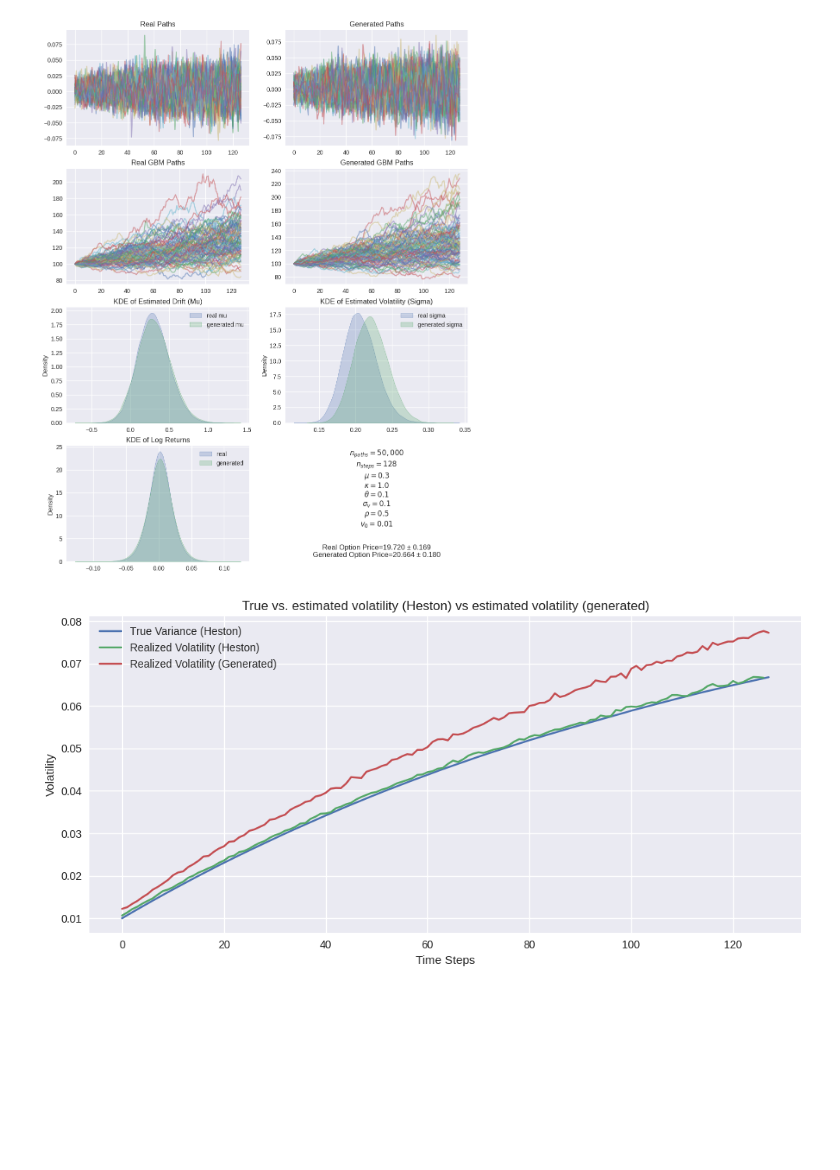
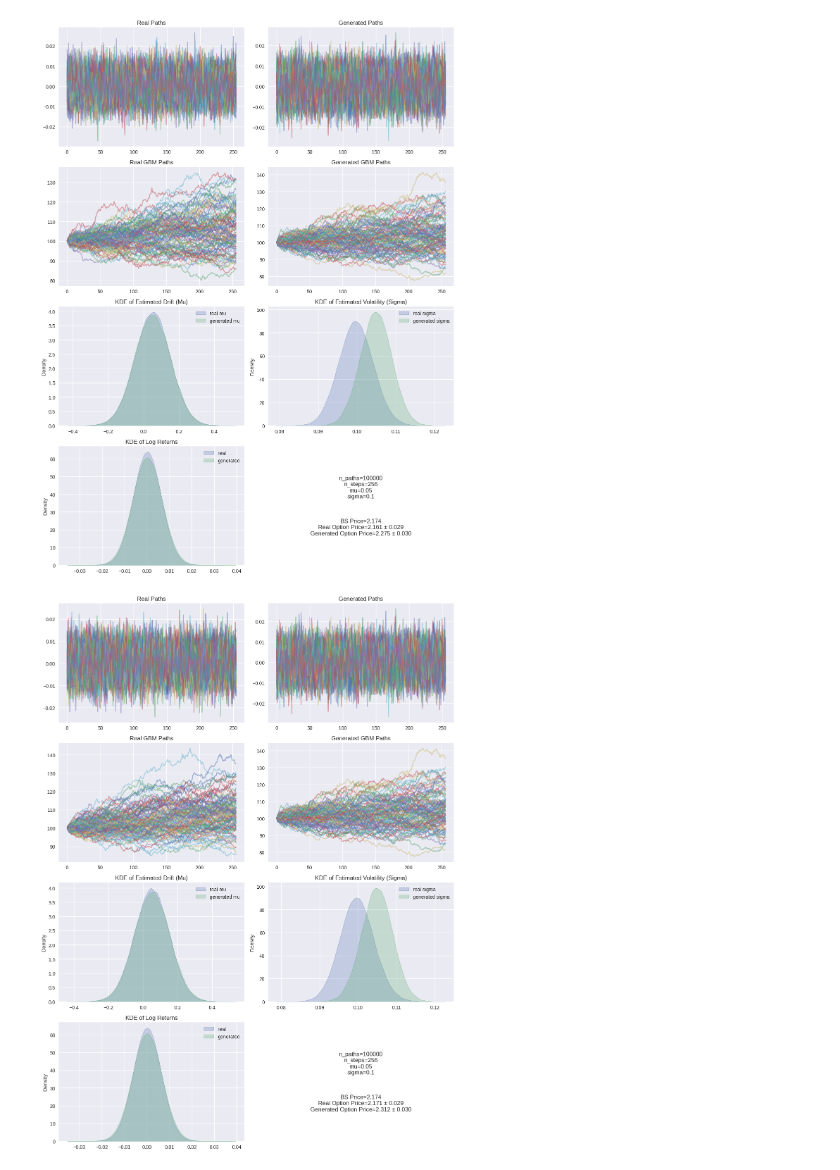
Before and after one commit to mb-misha/ambient-laws, a Jupyter notebook: notebooks/main.ipynb, the cells around one changed output. Drawn from its saved outputs; the diff is of its cells as text; code cells hidden in the pictures; blank space fills up the shorter version.

```diff
--- a/notebooks/main.ipynb
+++ b/notebooks/main.ipynb
@@ -150,11 +131,6 @@ def process_data(generated_filepath, normalization, stochastic_model='GBM'):
     axes[3, 0].legend()
     axes[3, 0].set_title("KDE of Log Returns")
 
-    # Add parameters and option pricing as text in the figure
-    # params_text = (f"n_paths={n_paths}\nn_steps={n_steps}\nmu={mu}\nsigma={sigma}\n\n\n\n"
-    #                f"BS Price={bs_price:.3f}\n"
-    #                f"Real Option Price={estimated_price_real:.3f} ± {1.96 * std_err_real:.3f}\n"
-    #                f"Generated Option Price={estimated_price_gen:.3f} ± {1.96 * std_err_gen:.3f}")
     if stochastic_model == 'Heston':
         params_str = (
         r"$n_{paths} = 50,000$" "\n"
@@ -170,20 +146,26 @@ def process_data(generated_filepath, normalization, stochastic_model='GBM'):
                f"Real Option Price={estimated_price_real:.3f} ± {1.96 * std_err_real:.3f}\n"
                f"Generated Option Price={estimated_price_gen:.3f} ± {1.96 * std_err_gen:.3f}"
         )
+    else:
+        params_text = (f"n_paths={n_paths}\nn_steps={n_steps}\nmu={mu}\nsigma={sigma}\n\n\n\n"
+                   f"BS Price={bs_price:.3f}\n"
+                   f"Real Option Price={estimated_price_real:.3f} ± {1.96 * std_err_real:.3f}\n"
+                   f"Generated Option Price={estimated_price_gen:.3f} ± {1.96 * std_err_gen:.3f}")
 
     axes[3, 1].text(0.5, 0.5, params_text, fontsize=12, ha='center', va='center', bbox={"facecolor": "white", "alpha": 0.5, "pad": 5})
     axes[3, 1].set_axis_off()
 
-    realized_volatility = np.sqrt(np.mean(real**2, axis=0)*n_steps)
-    realized_volatility_generated = np.sqrt(np.mean(generated_unnorm**2, axis=0)*n_steps)
-    plt.figure(figsize=(10, 5))
-    plt.plot(np.mean(dataset.variances, axis=0), label='True Variance (Heston)')
-    plt.plot(realized_volatility**2, label='Realized Volatility (Heston)')
-    plt.plot(realized_volatility_generated**2, label='Realized Volatility (Generated)')
-    plt.legend()
-    plt.title('True vs. estimated volatility (Heston) vs estimated volatility (generated)')
-    plt.xlabel('Time Steps')
-    plt.ylabel('Volatility')
+    if stochastic_model == 'Heston':
+        realized_volatility = np.sqrt(np.mean(real**2, axis=0)*n_steps)
+        realized_volatility_generated = np.sqrt(np.mean(generated_unnorm**2, axis=0)*n_steps)
+        plt.figure(figsize=(10, 5))
+        plt.plot(np.mean(dataset.variances, axis=0), label='True Variance (Heston)')
+        plt.plot(realized_volatility**2, label='Realized Volatility (Heston)')
+        plt.plot(realized_volatility_generated**2, label='Realized Volatility (Generated)')
+        plt.legend()
+        plt.title('True vs. estimated volatility (Heston) vs estimated volatility (generated)')
+        plt.xlabel('Time Steps')
+        plt.ylabel('Volatility')
 
 
 
@@ -192,31 +174,3 @@ def process_data(generated_filepath, normalization, stochastic_model='GBM'):
 
     # Show plot
     plt.show()
-# %%
-filepaths = [
-    # '../out_train_ts/00038-GBMGenerativeDataset-uncond-ddpmpp-edm-gpus1-batch32-fp32-ao6pE/generated_samples/generated_paths.npy',
-    # '../out_train_ts/00040-GBMGenerativeDataset-uncond-ddpmpp-edm-gpus1-batch32-fp32-DZ3U5/generated_samples/generated_paths.npy',
-    # '../out_train_ts/00041-GBMGenerativeDataset-uncond-ddpmpp-edm-gpus1-batch32-fp32-42HA2/generated_samples/generated_paths.npy',
-    # '../out_unet2d/00001-GBMGenerativeDataset-uncond-ddpmpp-edm-gpus1-batch8-fp32-MtTih/generated_samples/generated_paths.npy',
-    # '../out_train_ts/00034-GBMGenerativeDataset-uncond-ddpmpp-edm-gpus1-batch32-fp32-5cNfv/generated_samples/generated_paths.npy'
-    # '../out_unet2d/00000-GBMGenerativeDataset-uncond-ddpmpp-edm-gpus1-batch8-fp32-0jSzw/generated_samples/generated_paths.npy',
-    # '../out_train_ts/00041-GBMGenerativeDataset-uncond-ddpmpp-edm-gpus1-batch32-fp32-42HA2/generated_samples/generated_paths.npy',
-    '../out_watgpu/00028-HestonGenerativeDataset-uncond-ddpmpp-edm-gpus1-batch64-fp32-O0hyF/generated_samples/generated_paths.npy'
-
-]
-normalizations = [
-    # None,
-    # 'global_mean',
-    # 'global_zscore'
-    # None,
-    # 'global_zscore'
-    # 'global_zscore',
-    # 'global_zscore'
-    'global_zscore'
-]
-
-for path, norm_ in zip(filepaths, normalizations):
-    process_data(path, norm_, stochastic_model=stochastic_model)
-# %% [output]
-[figure, removed]
-[figure, removed]
@@ -238,0 +177,15 @@ for path, norm_ in zip(filepaths, normalizations):
+# %%
+filepaths = [
+    'out_train/00003-GBMGenerativeDataset-uncond-ddpmpp-edm-gpus1-batch64-fp32-F0wc8/generated_samples/generated_paths.npy',
+    'out_train/00005-GBMGenerativeDataset-uncond-ddpmpp-edm-gpus1-batch64-fp32-M9J5J/generated_samples/generated_paths.npy'
+]
+normalizations = [
+    'global_zscore',
+    'global_zscore'
+]
+
+for path, norm_ in zip(filepaths, normalizations):
+    process_data(path, norm_, stochastic_model=stochastic_model)
+# %% [output]
+[figure, added]
+[figure, added]
```
Also changed, not shown: parts of 9 cells of this notebook.
